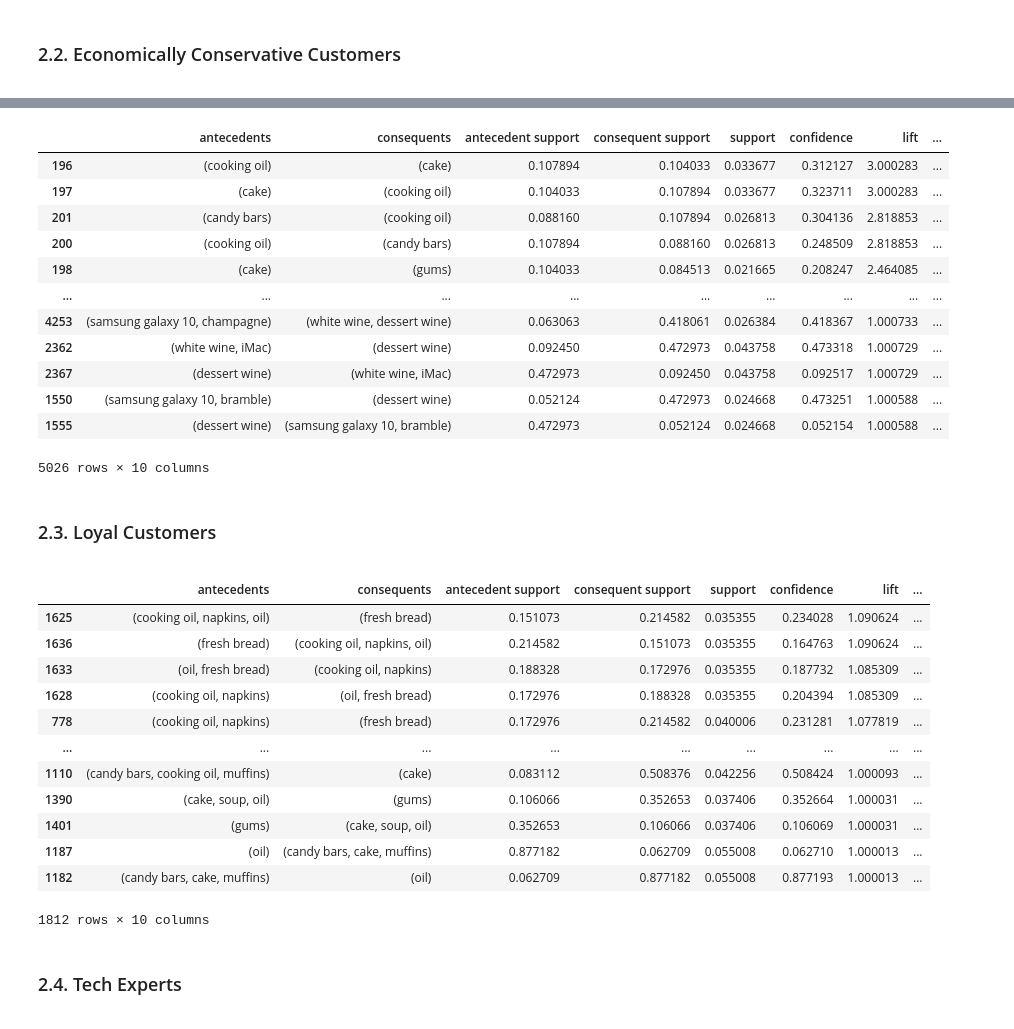
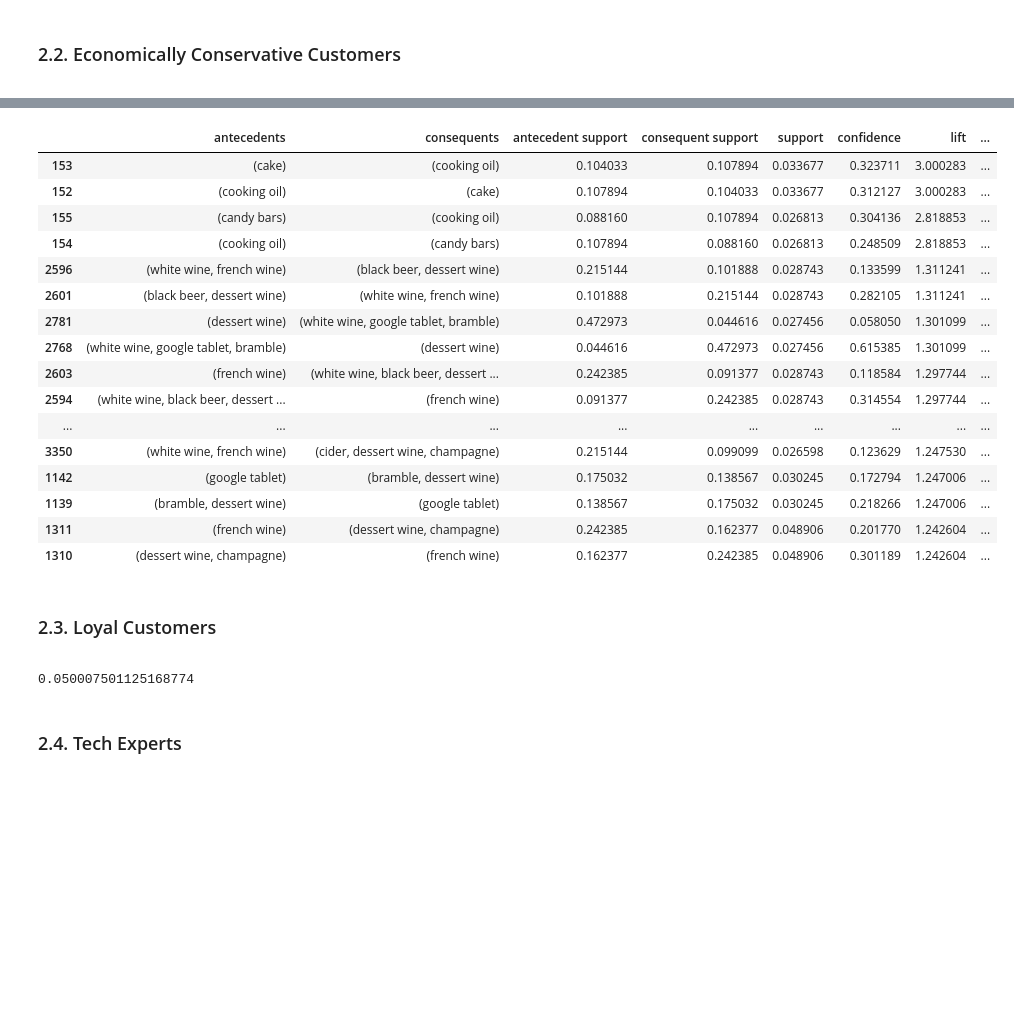
Before and after one commit to shaulleo/ProjetoML, a Jupyter notebook: ML II - Association Rules.ipynb, the cells around one changed output, grey strips where cells are left out. Drawn from its saved outputs; the diff is of its cells as text; code cells hidden in the pictures; blank space fills up the shorter version.

```diff
--- a/ML II - Association Rules.ipynb
+++ b/ML II - Association Rules.ipynb
@@ -126,20 +123,24 @@ len(cluster1_items)
 # %%
-cluster1_rules = Functions.build_rules(cluster1_items, min_support=0.02, metric='lift', min_threshold=1)
-cluster1_rules.sort_values(by='lift', ascending=False)
+cluster1_rules = Functions.build_rules(cluster1_items, min_support=0.025, metric='lift', min_threshold=1)
+cluster1_rules.sort_values(by='lift', ascending=False).head(30)
 # %% [output]
 |  | antecedents | consequents | antecedent support | consequent support | support | confidence | lift | ... |
-| 196 | (cooking oil) | (cake) | 0.107894 | 0.104033 | 0.033677 | 0.312127 | 3.000283 | ... |
-| 197 | (cake) | (cooking oil) | 0.104033 | 0.107894 | 0.033677 | 0.323711 | 3.000283 | ... |
-| 201 | (candy bars) | (cooking oil) | 0.088160 | 0.107894 | 0.026813 | 0.304136 | 2.818853 | ... |
-| 200 | (cooking oil) | (candy bars) | 0.107894 | 0.088160 | 0.026813 | 0.248509 | 2.818853 | ... |
-| 198 | (cake) | (gums) | 0.104033 | 0.084513 | 0.021665 | 0.208247 | 2.464085 | ... |
+| 153 | (cake) | (cooking oil) | 0.104033 | 0.107894 | 0.033677 | 0.323711 | 3.000283 | ... |
+| 152 | (cooking oil) | (cake) | 0.107894 | 0.104033 | 0.033677 | 0.312127 | 3.000283 | ... |
+| 155 | (candy bars) | (cooking oil) | 0.088160 | 0.107894 | 0.026813 | 0.304136 | 2.818853 | ... |
+| 154 | (cooking oil) | (candy bars) | 0.107894 | 0.088160 | 0.026813 | 0.248509 | 2.818853 | ... |
+| 2596 | (white wine, french wine) | (black beer, dessert wine) | 0.215144 | 0.101888 | 0.028743 | 0.133599 | 1.311241 | ... |
+| 2601 | (black beer, dessert wine) | (white wine, french wine) | 0.101888 | 0.215144 | 0.028743 | 0.282105 | 1.311241 | ... |
+| 2781 | (dessert wine) | (white wine, google tablet, bramble) | 0.472973 | 0.044616 | 0.027456 | 0.058050 | 1.301099 | ... |
+| 2768 | (white wine, google tablet, bramble) | (dessert wine) | 0.044616 | 0.472973 | 0.027456 | 0.615385 | 1.301099 | ... |
+| 2603 | (french wine) | (white wine, black beer, dessert ... | 0.242385 | 0.091377 | 0.028743 | 0.118584 | 1.297744 | ... |
+| 2594 | (white wine, black beer, dessert ... | (french wine) | 0.091377 | 0.242385 | 0.028743 | 0.314554 | 1.297744 | ... |
 | ... | ... | ... | ... | ... | ... | ... | ... | ... |
-| 4253 | (samsung galaxy 10, champagne) | (white wine, dessert wine) | 0.063063 | 0.418061 | 0.026384 | 0.418367 | 1.000733 | ... |
-| 2362 | (white wine, iMac) | (dessert wine) | 0.092450 | 0.472973 | 0.043758 | 0.473318 | 1.000729 | ... |
-| 2367 | (dessert wine) | (white wine, iMac) | 0.472973 | 0.092450 | 0.043758 | 0.092517 | 1.000729 | ... |
-| 1550 | (samsung galaxy 10, bramble) | (dessert wine) | 0.052124 | 0.472973 | 0.024668 | 0.473251 | 1.000588 | ... |
-| 1555 | (dessert wine) | (samsung galaxy 10, bramble) | 0.472973 | 0.052124 | 0.024668 | 0.052154 | 1.000588 | ... |
+| 3350 | (white wine, french wine) | (cider, dessert wine, champagne) | 0.215144 | 0.099099 | 0.026598 | 0.123629 | 1.247530 | ... |
+| 1142 | (google tablet) | (bramble, dessert wine) | 0.175032 | 0.138567 | 0.030245 | 0.172794 | 1.247006 | ... |
+| 1139 | (bramble, dessert wine) | (google tablet) | 0.138567 | 0.175032 | 0.030245 | 0.218266 | 1.247006 | ... |
+| 1311 | (french wine) | (dessert wine, champagne) | 0.242385 | 0.162377 | 0.048906 | 0.201770 | 1.242604 | ... |
+| 1310 | (dessert wine, champagne) | (french wine) | 0.162377 | 0.242385 | 0.048906 | 0.301189 | 1.242604 | ... |
-5026 rows × 10 columns
 # %% [markdown]
 <a class="anchor" id="2.3.-bullet">
 
@@ -147,23 +148,13 @@ cluster1_rules.sort_values(by='lift', ascending=False)
 ### 2.3. Loyal Customers
 
 </a>
+# %%
+len(cluster2_items)*0.001
+# %% [output]
+0.050007501125168774
 # %%
-cluster2_rules = Functions.build_rules(cluster2_items, min_support=0.03, metric='lift', min_threshold=1)
+cluster2_rules = Functions.build_rules(cluster2_items, min_support=0.001, metric='lift', min_threshold=1)
 cluster2_rules.sort_values(by='lift', ascending=False)
-# %% [output]
-|  | antecedents | consequents | antecedent support | consequent support | support | confidence | lift | ... |
-| 1625 | (cooking oil, napkins, oil) | (fresh bread) | 0.151073 | 0.214582 | 0.035355 | 0.234028 | 1.090624 | ... |
-| 1636 | (fresh bread) | (cooking oil, napkins, oil) | 0.214582 | 0.151073 | 0.035355 | 0.164763 | 1.090624 | ... |
-| 1633 | (oil, fresh bread) | (cooking oil, napkins) | 0.188328 | 0.172976 | 0.035355 | 0.187732 | 1.085309 | ... |
-| 1628 | (cooking oil, napkins) | (oil, fresh bread) | 0.172976 | 0.188328 | 0.035355 | 0.204394 | 1.085309 | ... |
-| 778 | (cooking oil, napkins) | (fresh bread) | 0.172976 | 0.214582 | 0.040006 | 0.231281 | 1.077819 | ... |
-| ... | ... | ... | ... | ... | ... | ... | ... | ... |
-| 1110 | (candy bars, cooking oil, muffins) | (cake) | 0.083112 | 0.508376 | 0.042256 | 0.508424 | 1.000093 | ... |
-| 1390 | (cake, soup, oil) | (gums) | 0.106066 | 0.352653 | 0.037406 | 0.352664 | 1.000031 | ... |
-| 1401 | (gums) | (cake, soup, oil) | 0.352653 | 0.106066 | 0.037406 | 0.106069 | 1.000031 | ... |
-| 1187 | (oil) | (candy bars, cake, muffins) | 0.877182 | 0.062709 | 0.055008 | 0.062710 | 1.000013 | ... |
-| 1182 | (candy bars, cake, muffins) | (oil) | 0.062709 | 0.877182 | 0.055008 | 0.877193 | 1.000013 | ... |
-1812 rows × 10 columns
 # %% [markdown]
 <a class="anchor" id="2.4.-bullet">
 
```
Also changed, not shown: parts of 5 cells of this notebook.
